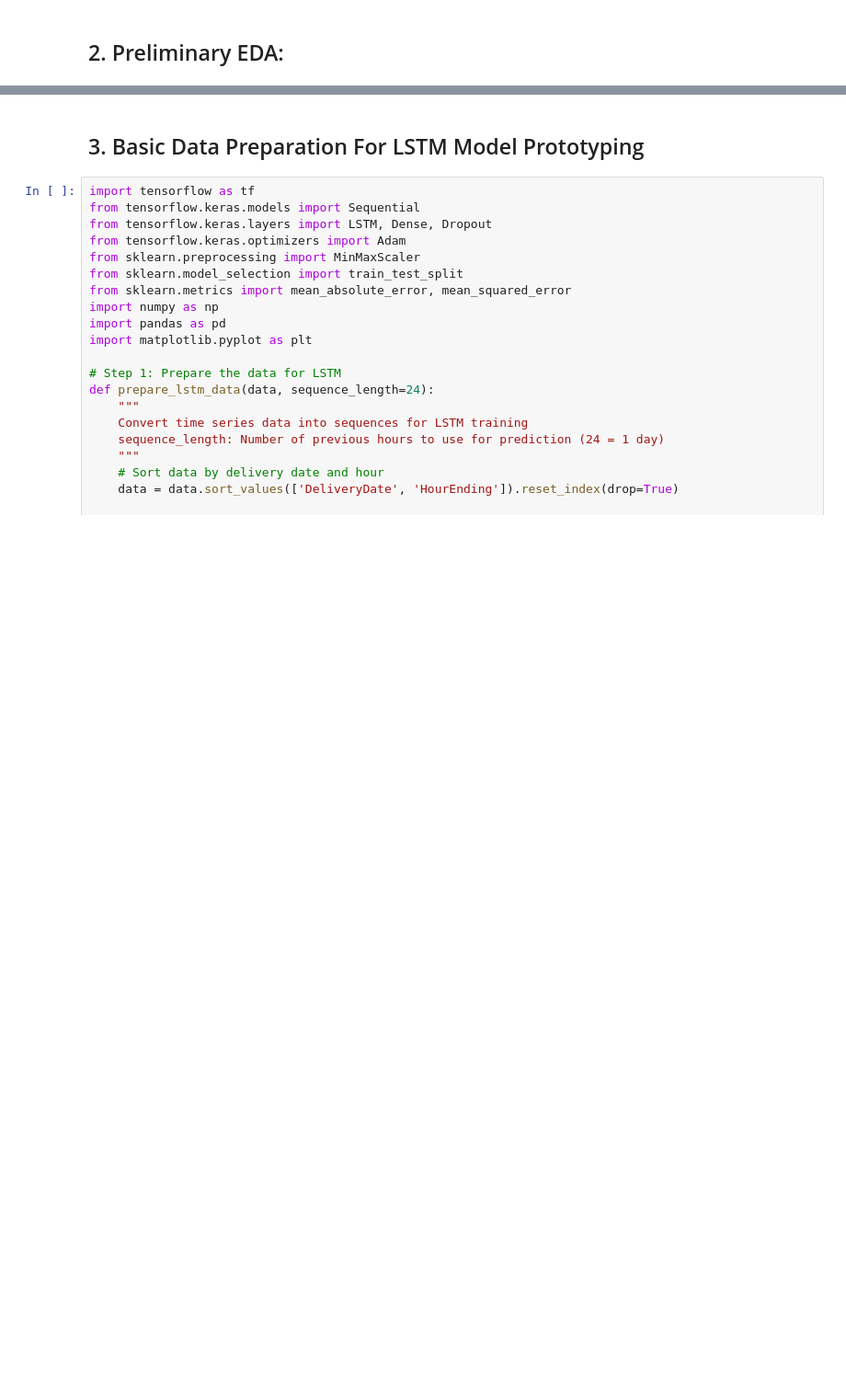
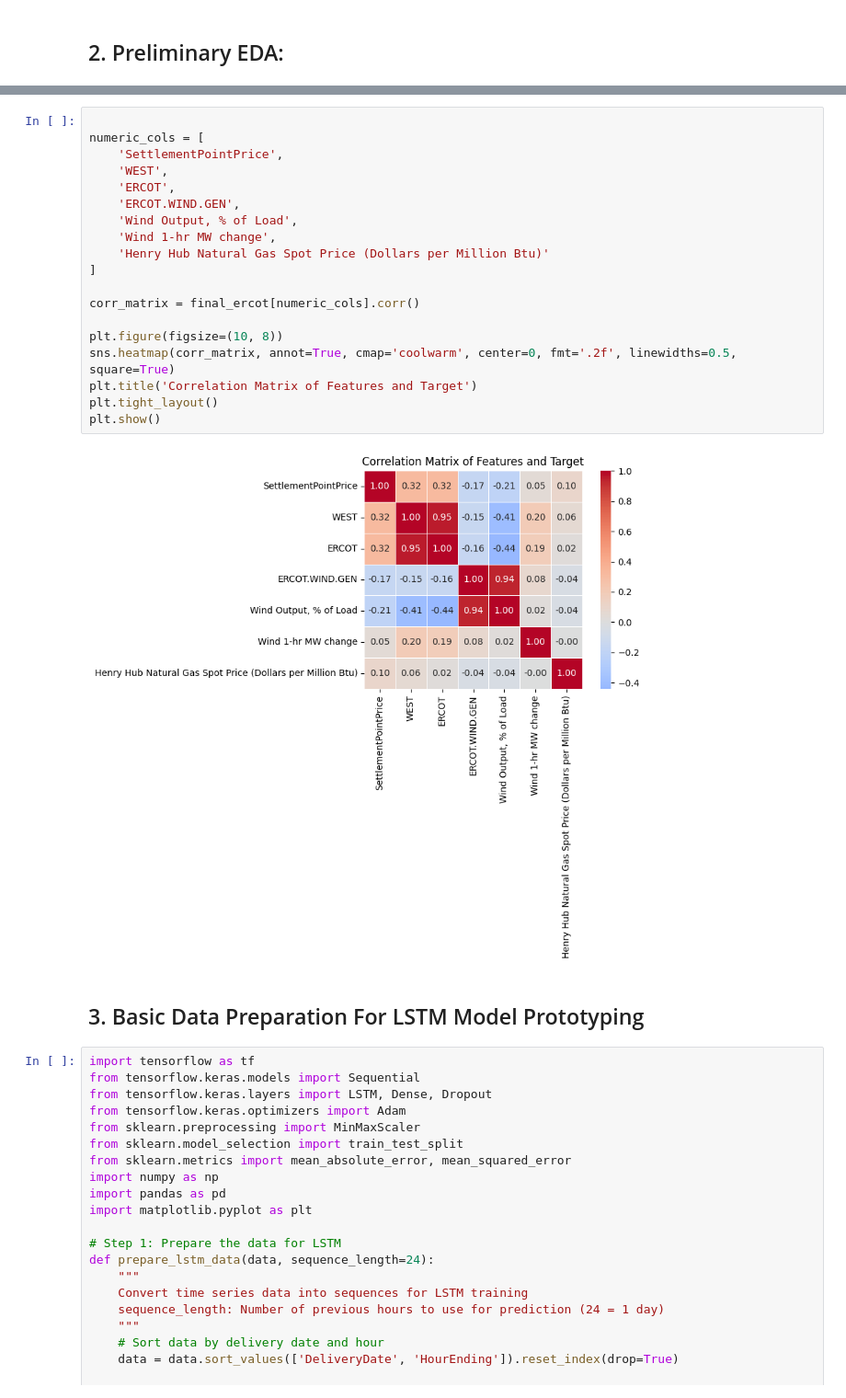
Before and after one commit to MibhaelGray/LSTM-Solar-Production-ERCOT, a Jupyter notebook: notebooks/model.ipynb, the cells around one changed output, grey strips where cells are left out. Shown at 92% size. Drawn from its saved outputs; the diff is of its cells as text; blank space fills up the shorter version.

```diff
--- a/notebooks/model.ipynb
+++ b/notebooks/model.ipynb
@@ -149,3 +171,24 @@ plt.show()
+# %%
+
+numeric_cols = [
+    'SettlementPointPrice',
+    'WEST',
+    'ERCOT',
+    'ERCOT.WIND.GEN',
+    'Wind Output, % of Load',
+    'Wind 1-hr MW change',
+    'Henry Hub Natural Gas Spot Price (Dollars per Million Btu)'
+]
+
+corr_matrix = final_ercot[numeric_cols].corr()
+
+plt.figure(figsize=(10, 8))
+sns.heatmap(corr_matrix, annot=True, cmap='coolwarm', center=0, fmt='.2f', linewidths=0.5, square=True)
+plt.title('Correlation Matrix of Features and Target')
+plt.tight_layout()
+plt.show()
+# %% [output]
+[figure, added]
 # %% [markdown]
 ## 3. Basic Data Preparation For LSTM Model Prototyping
 # %%
```
Also changed, not shown: parts of 3 cells of this notebook, 8 other files.
